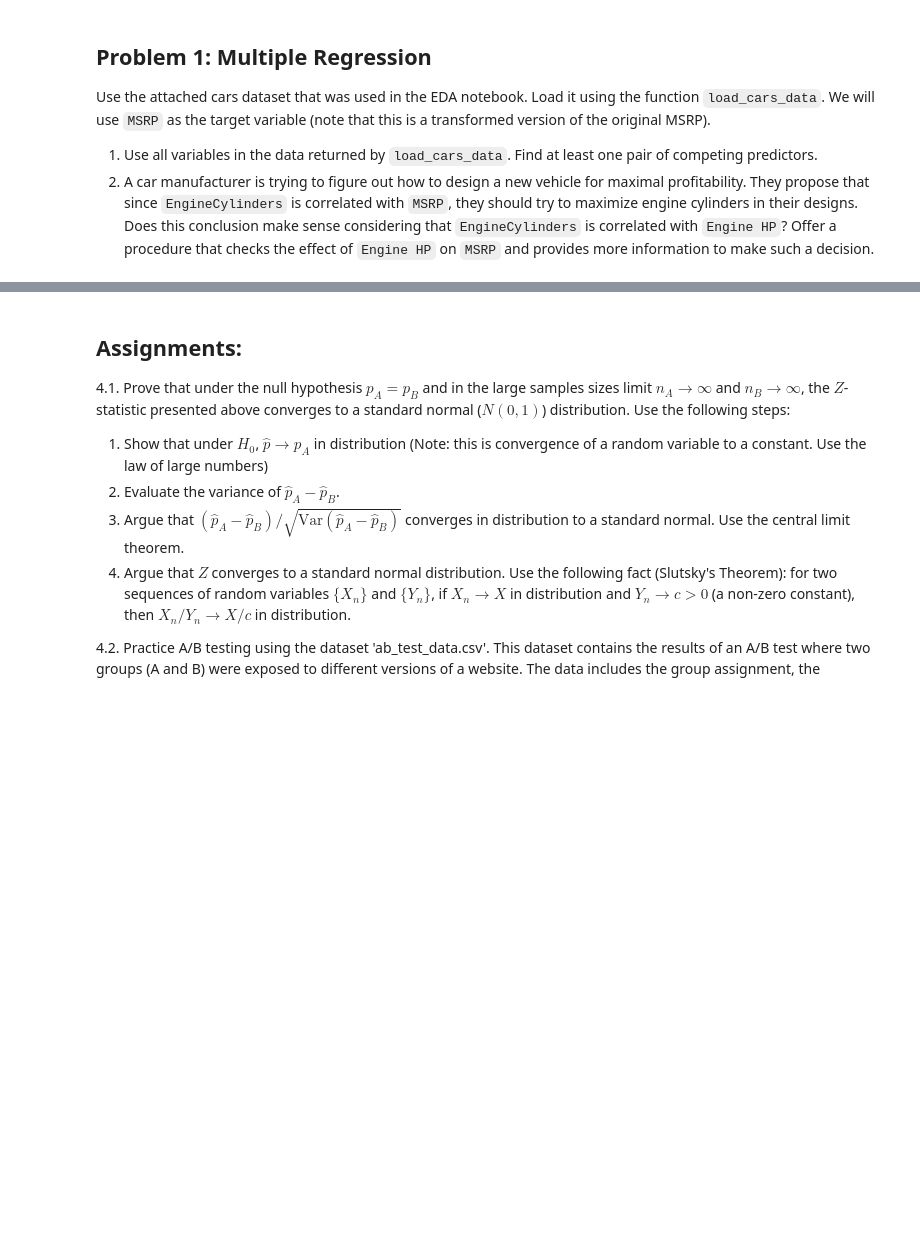
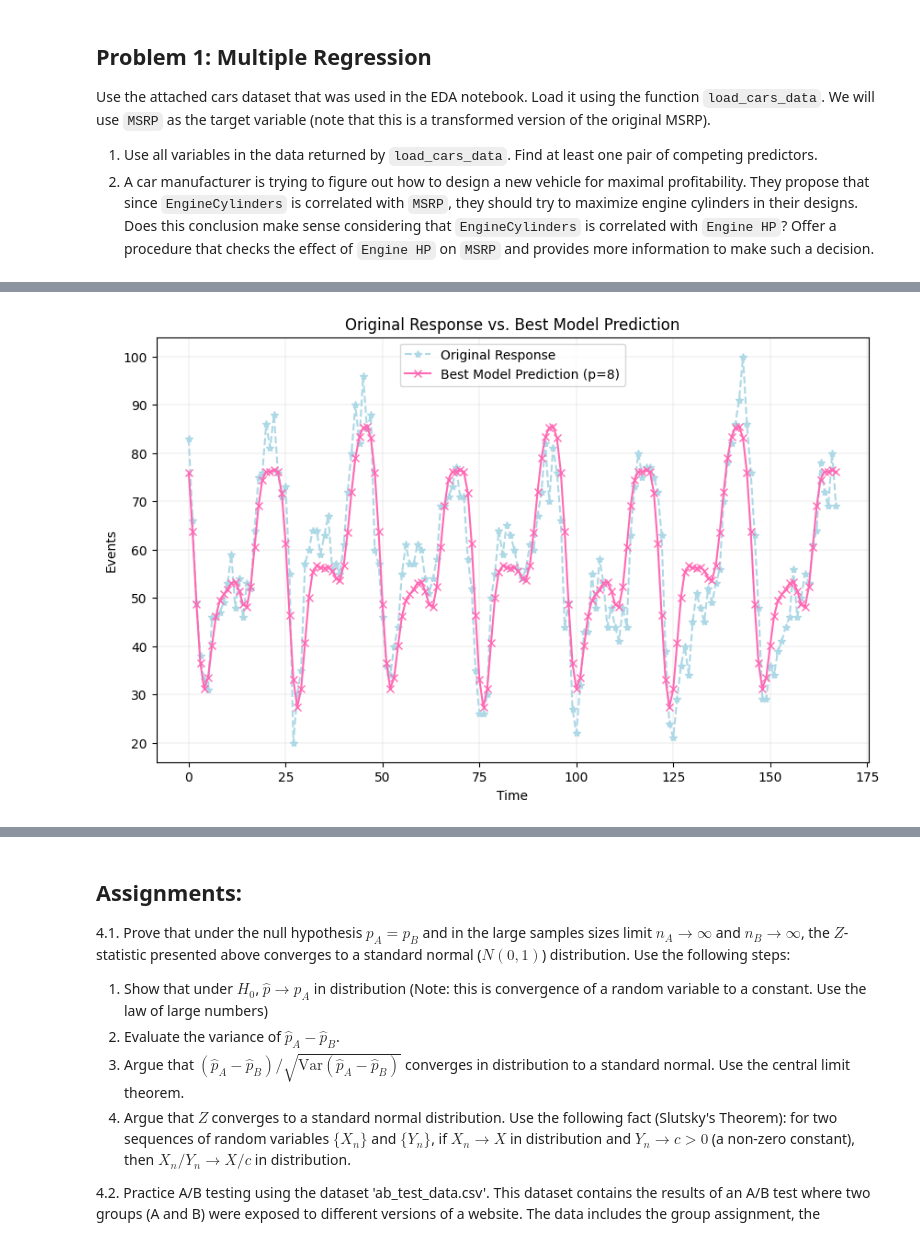
Before and after one commit to adidereviani/AdvStatistic, a Jupyter notebook: hw5.ipynb, the cells around one changed output, grey strips where cells are left out. Drawn from its saved outputs; the diff is of its cells as text; code cells hidden in the pictures; blank space fills up the shorter version.

```diff
--- a/hw5.ipynb
+++ b/hw5.ipynb
@@ -181,0 +839,5 @@ def generate_Z(t, p):
+# %%
+# find the model with the lowest CV error
+loo_cv_scores_df = pd.DataFrame(loo_cv, columns=['p', 'loo_cv'])
+loo_cv_scores_df.sort_values(by='loo_cv', ascending=True).head(1)
+best_p = loo_cv_scores_df.loc[loo_cv_scores_df['loo_cv'].idxmin(), 'p']
@@ -181,0 +848,17 @@ def generate_Z(t, p):
+# %%
+# plot the response for the best model
+t = AnneFrank['time']
+Z_best = generate_Z(t, int(best_p))
+model = sm.OLS(AnneFrank['events'], Z_best).fit()
+predicted_events = model.predict(Z_best)
+plt.figure(figsize=(10, 6))
+plt.plot(t, AnneFrank['events'], label='Original Response', marker='*', linestyle='--', color='lightblue')
+plt.plot(t, predicted_events, label=f'Best Model Prediction (p={int(best_p)})', marker='x', color='hotpink')
+plt.xlabel('Time')
+plt.ylabel('Events')
+plt.title('Original Response vs. Best Model Prediction')
+plt.legend(loc='best')
+plt.grid(color = 'lightgray', linestyle = '-', linewidth = 0.3)
+plt.show()
+# %% [output]
+[figure, added]
```
Also changed, not shown: parts of 84 cells of this notebook.
